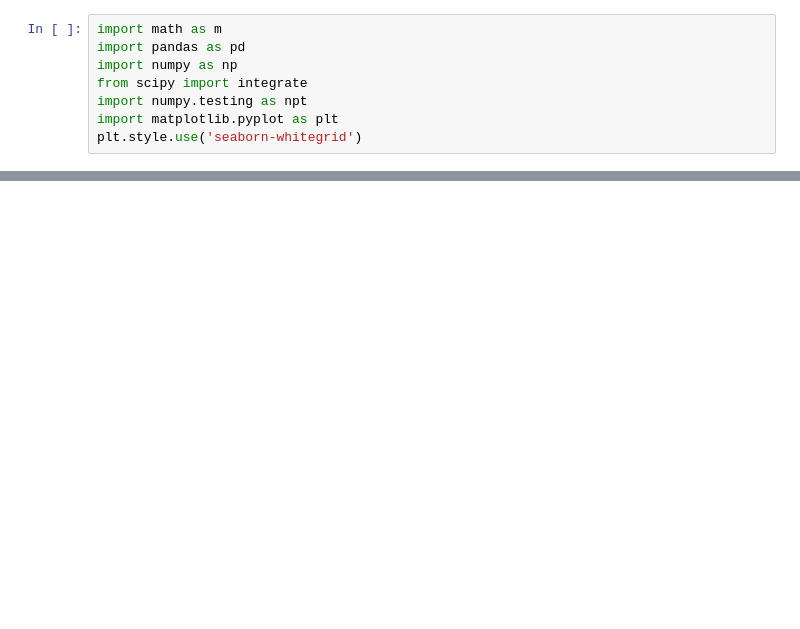
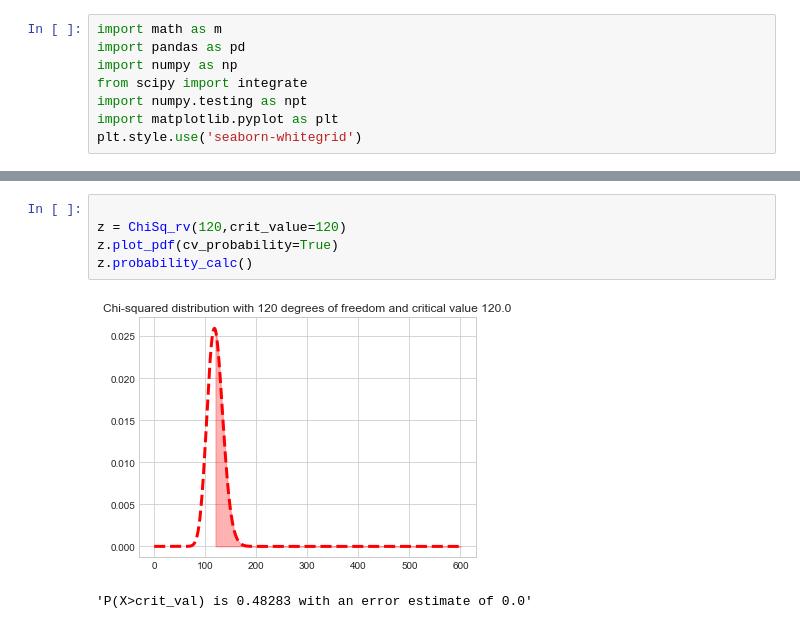
Before and after one commit to WillTirone/analysis_projects, a Jupyter notebook: OOP_Principles/Statistics_OOP.ipynb, the cells around one changed output, grey strips where cells are left out. Drawn from its saved outputs; the diff is of its cells as text; blank space fills up the shorter version.

```diff
--- a/OOP_Principles/Statistics_OOP.ipynb
+++ b/OOP_Principles/Statistics_OOP.ipynb
@@ -79,0 +139,8 @@ b.probability_calc()
+# %%
+
+z = ChiSq_rv(120,crit_value=120)
+z.plot_pdf(cv_probability=True)
+z.probability_calc()
+# %% [output]
+[figure, added]
+'P(X>crit_val) is 0.48283 with an error estimate of 0.0'
```
Also changed, not shown: parts of 5 cells of this notebook.
